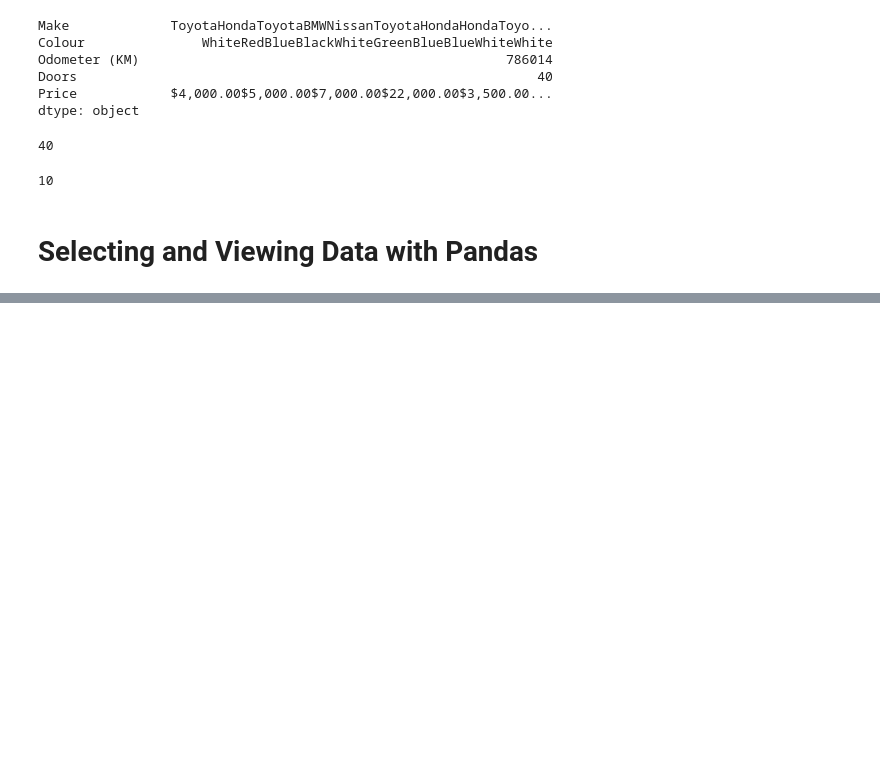
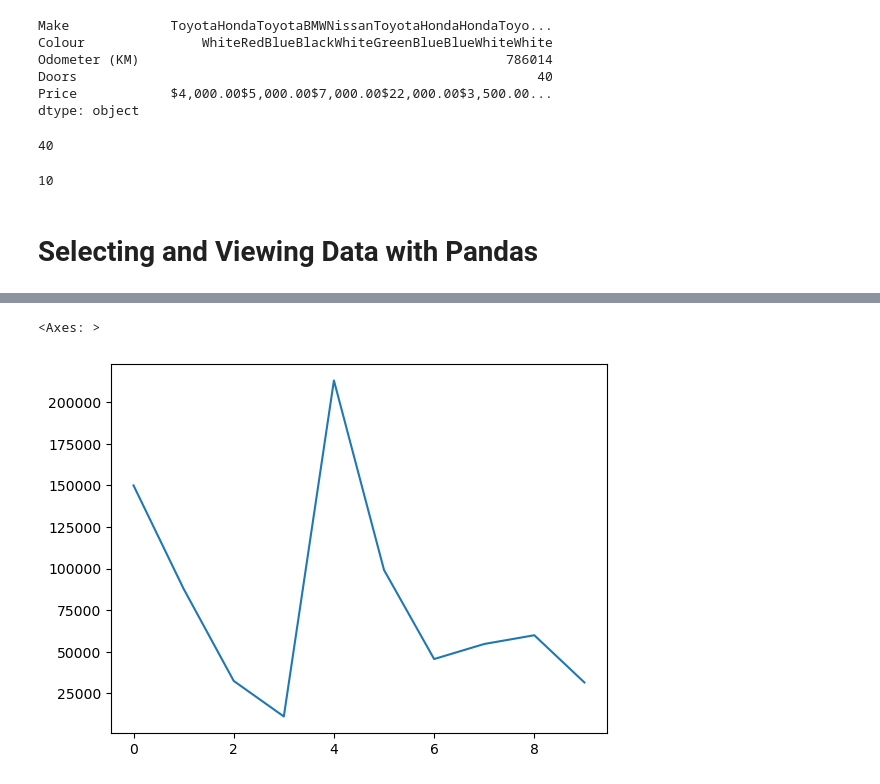
Before and after one commit to aolivas92/zero-to-mastery-ml, a Jupyter notebook: section-17-pandas-for-data-analysis/sample-project/introduction-to-pandas.ipynb, the cells around one changed output, grey strips where cells are left out. Drawn from its saved outputs; the diff is of its cells as text; code cells hidden in the pictures; blank space fills up the shorter version.

```diff
--- a/section-17-pandas-for-data-analysis/sample-project/introduction-to-pandas.ipynb
+++ b/section-17-pandas-for-data-analysis/sample-project/introduction-to-pandas.ipynb
@@ -168,0 +431,5 @@ len(car_sales)
+# %%
+car_sales["Odometer (KM)"].plot()
+# %% [output]
+<Axes: >
+[figure, added]
```
Also changed, not shown: parts of 41 cells of this notebook.
